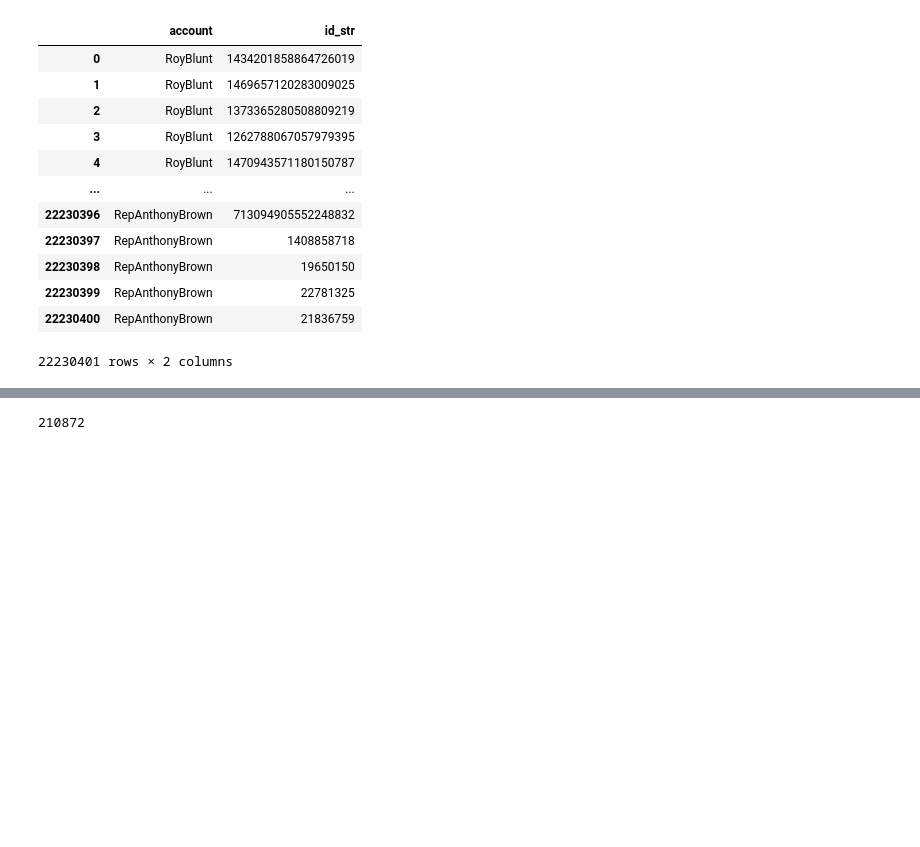
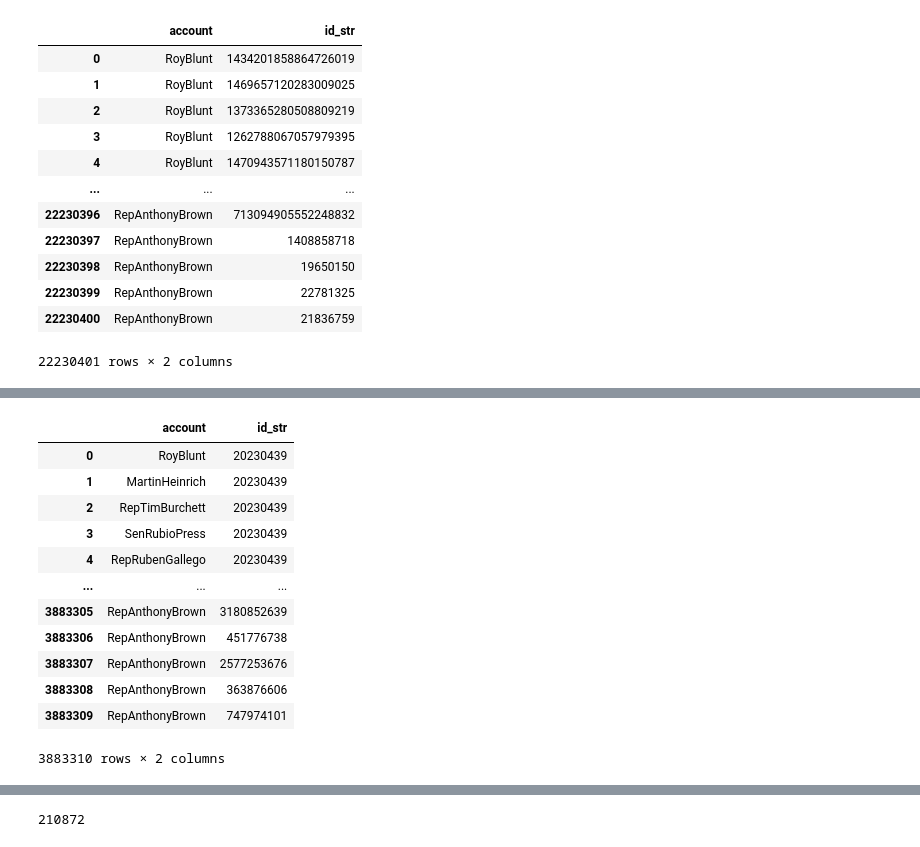
Before and after one commit to Ali-Omrani/transgressions-condemnation, a Jupyter notebook: Ideology/build_matrix.ipynb, the cells around one changed output, grey strips where cells are left out. Drawn from its saved outputs; the diff is of its cells as text; code cells hidden in the pictures; blank space fills up the shorter version.

```diff
--- a/Ideology/build_matrix.ipynb
+++ b/Ideology/build_matrix.ipynb
@@ -105,0 +133,2 @@ len(user_ids)
+# %%
+unique_user_id_df = user_id_df.drop_duplicates()
@@ -183,2 +257,21 @@ len(set(filtered_followers_df.id_str))
+# %%
+unique_user_id_df = unique_user_id_df.rename(columns={"user.id_str":"id_str"})
+join_df = pd.merge(followers_df, unique_user_id_df, how="inner", on="id_str")
+# %%
+join_df
+# %% [output]
+|  | account | id_str |
+| 0 | RoyBlunt | 20230439 |
+| 1 | MartinHeinrich | 20230439 |
+| 2 | RepTimBurchett | 20230439 |
+| 3 | SenRubioPress | 20230439 |
+| 4 | RepRubenGallego | 20230439 |
+| ... | ... | ... |
+| 3883305 | RepAnthonyBrown | 3180852639 |
+| 3883306 | RepAnthonyBrown | 451776738 |
+| 3883307 | RepAnthonyBrown | 2577253676 |
+| 3883308 | RepAnthonyBrown | 363876606 |
+| 3883309 | RepAnthonyBrown | 747974101 |
+3883310 rows × 2 columns
 # %%
 join_df = pd.merge(followers_df, user_id_df, how="inner", on="id_str")
```
Also changed, not shown: parts of 16 cells of this notebook, 3 other files.
